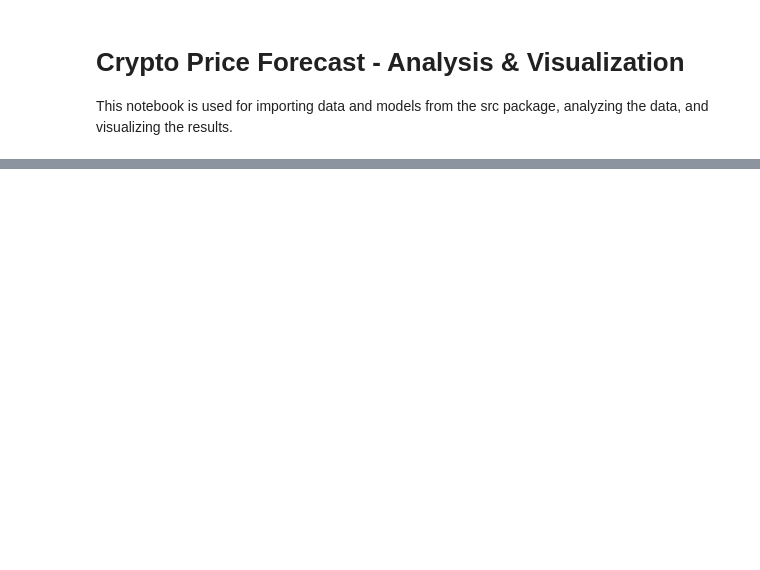
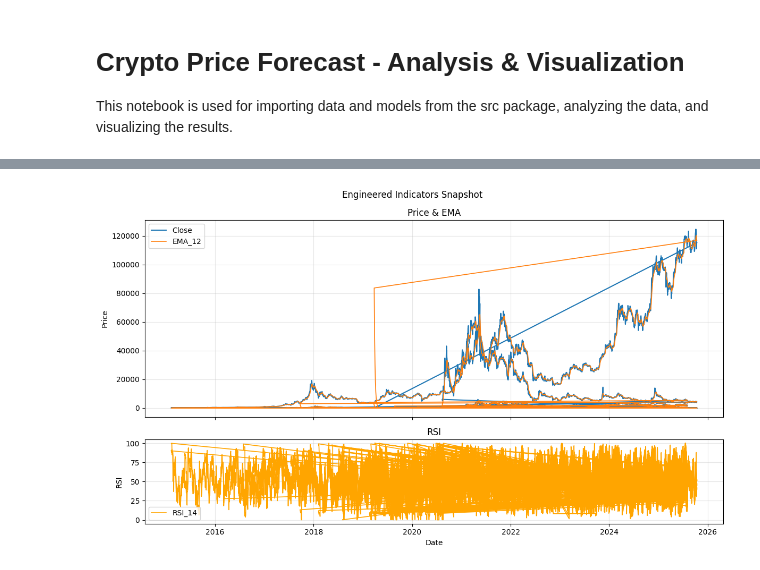
Before and after one commit to joshiminh/crypto-price-forecast-ml, a Jupyter notebook: crypto_price_forecast.ipynb, the cells around one changed output, grey strips where cells are left out. Cells and saved outputs as stored; diff of their text form; code cells hidden in the pictures; blank space fills up the shorter version.

```diff
--- a/crypto_price_forecast.ipynb
+++ b/crypto_price_forecast.ipynb
@@ -59,28 +59,39 @@ fig.show()
 # %%
 # Feature engineering snapshot and indicators
 eng = engineer_features(df.copy())
 cols = ['date', 'close']
 if 'EMA_12' in eng.columns:
-	ema = 'EMA_12'
+    ema = 'EMA_12'
 else:
-	ema = [c for c in eng.columns if 'EMA' in c][:1]
+    ema = [c for c in eng.columns if 'EMA' in c][:1]
 if isinstance(ema, list):
-	ema = ema[0] if ema else None
+    ema = ema[0] if ema else None
 
 rsi_col = 'RSI_14' if 'RSI_14' in eng.columns else None
 macd_col = 'MACD' if 'MACD' in eng.columns else None
 
-fig = make_subplots(rows=2, cols=1, shared_xaxes=True,
-					row_heights=[0.7, 0.3],
-					vertical_spacing=0.05,
-					subplot_titles=('Price & EMA', 'RSI'))
-fig.add_trace(go.Scatter(x=eng['date'], y=eng['close'], name='Close'), row=1, col=1)
+fig, axes = plt.subplots(2, 1, figsize=(12, 7), sharex=True, gridspec_kw={'height_ratios': [0.7, 0.3]})
+axes[0].plot(eng['date'], eng['close'], label='Close', linewidth=1.5)
 if ema:
-	fig.add_trace(go.Scatter(x=eng['date'], y=eng[ema], name=ema), row=1, col=1)
+    axes[0].plot(eng['date'], eng[ema], label=ema, linewidth=1.2)
+axes[0].set_title('Price & EMA')
+axes[0].set_ylabel('Price')
+axes[0].grid(alpha=0.3)
+axes[0].legend()
+
 if rsi_col:
-	fig.add_trace(go.Scatter(x=eng['date'], y=eng[rsi_col], name=rsi_col, line=dict(color='orange')), row=2, col=1)
-fig.update_layout(height=600, width=900, showlegend=True, title_text='Engineered Indicators Snapshot')
-fig.show()
+    axes[1].plot(eng['date'], eng[rsi_col], label=rsi_col, color='orange', linewidth=1.2)
+    axes[1].legend()
+axes[1].set_title('RSI')
+axes[1].set_xlabel('Date')
+axes[1].set_ylabel('RSI')
+axes[1].grid(alpha=0.3)
+
+fig.suptitle('Engineered Indicators Snapshot')
+plt.tight_layout()
+plt.show()
+# %% [output]
+[figure, added]
 # %%
 # Preprocessing, scaling, and sequence preview
 series = eng['close'].values.reshape(-1,1)
```
Also changed, not shown: parts of 8 cells of this notebook, 16 other files.
